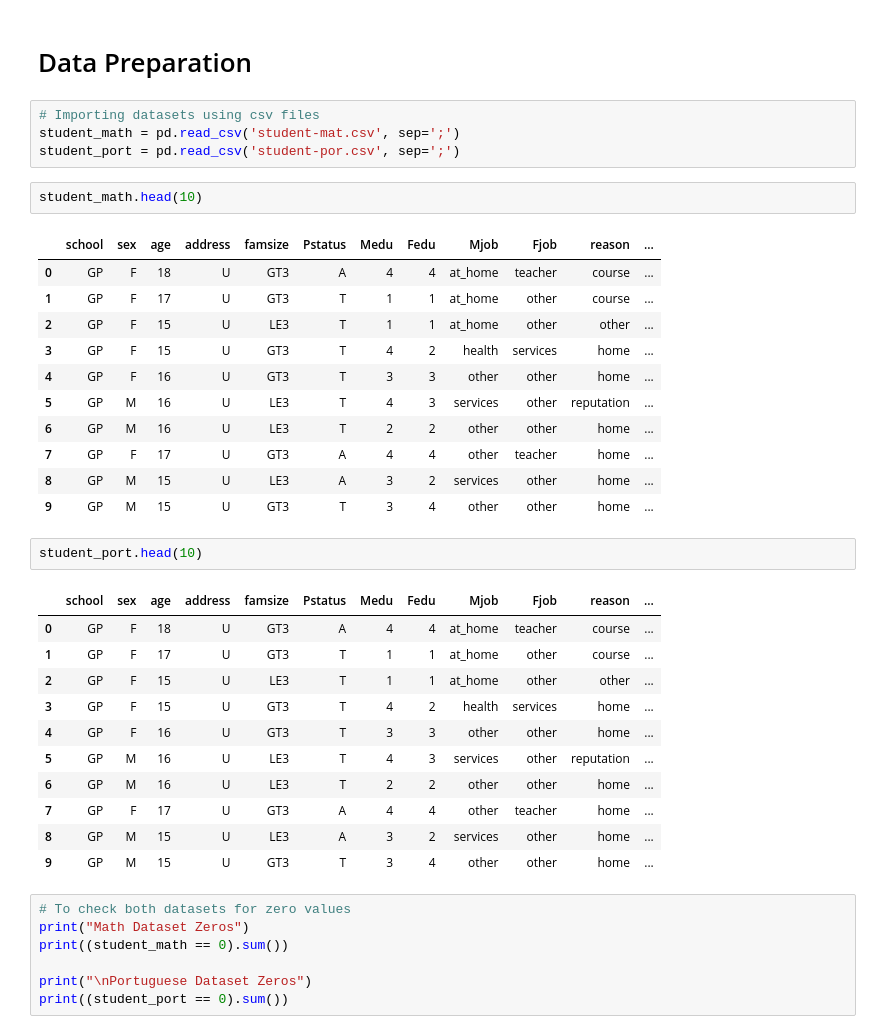
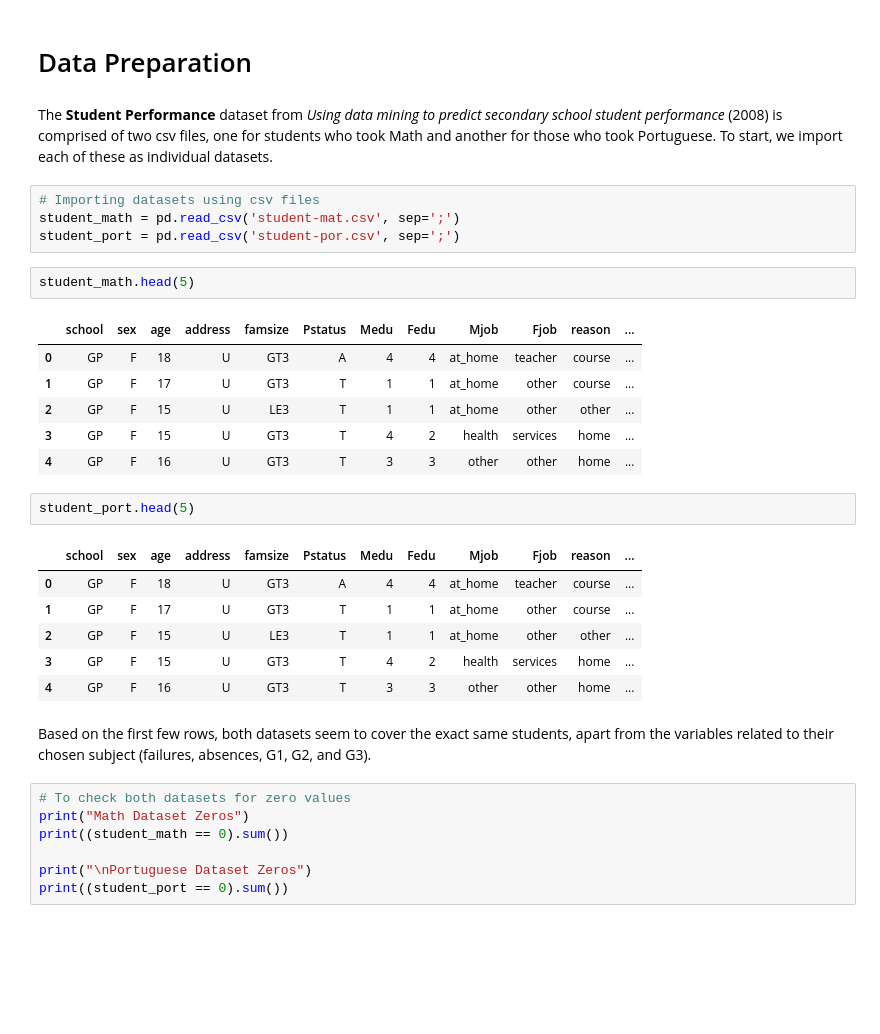
Before and after one commit to Sky282128/LearningModels, a Jupyter notebook: MCO.ipynb, the cells around one changed output. Cells and saved outputs as stored; diff of their text form; blank space fills up the shorter version.

```diff
--- a/MCO.ipynb
+++ b/MCO.ipynb
@@ -36,25 +105,22 @@ pd.set_option('display.max_columns', None)
 # %% [markdown]
 # Data Preparation
+# %% [markdown]
+The **Student Performance** dataset from _Using data mining to predict secondary school student performance_ (2008) is comprised of two csv files, one for students who took Math and another for those who took Portuguese. To start, we import each of these as individual datasets.
 # %%
 # Importing datasets using csv files
 student_math = pd.read_csv('student-mat.csv', sep=';')
 student_port = pd.read_csv('student-por.csv', sep=';')
 # %%
-student_math.head(10)
+student_math.head(5)
 # %% [output]
 |  | school | sex | age | address | famsize | Pstatus | Medu | Fedu | Mjob | Fjob | reason | ... |
 | 0 | GP | F | 18 | U | GT3 | A | 4 | 4 | at_home | teacher | course | ... |
 | 1 | GP | F | 17 | U | GT3 | T | 1 | 1 | at_home | other | course | ... |
 | 2 | GP | F | 15 | U | LE3 | T | 1 | 1 | at_home | other | other | ... |
 | 3 | GP | F | 15 | U | GT3 | T | 4 | 2 | health | services | home | ... |
 | 4 | GP | F | 16 | U | GT3 | T | 3 | 3 | other | other | home | ... |
-| 5 | GP | M | 16 | U | LE3 | T | 4 | 3 | services | other | reputation | ... |
-| 6 | GP | M | 16 | U | LE3 | T | 2 | 2 | other | other | home | ... |
-| 7 | GP | F | 17 | U | GT3 | A | 4 | 4 | other | teacher | home | ... |
-| 8 | GP | M | 15 | U | LE3 | A | 3 | 2 | services | other | home | ... |
-| 9 | GP | M | 15 | U | GT3 | T | 3 | 4 | other | other | home | ... |
 # %%
-student_port.head(10)
+student_port.head(5)
 # %% [output]
 |  | school | sex | age | address | famsize | Pstatus | Medu | Fedu | Mjob | Fjob | reason | ... |
 | 0 | GP | F | 18 | U | GT3 | A | 4 | 4 | at_home | teacher | course | ... |
@@ -62,11 +128,8 @@ student_port.head(10)
 | 2 | GP | F | 15 | U | LE3 | T | 1 | 1 | at_home | other | other | ... |
 | 3 | GP | F | 15 | U | GT3 | T | 4 | 2 | health | services | home | ... |
 | 4 | GP | F | 16 | U | GT3 | T | 3 | 3 | other | other | home | ... |
-| 5 | GP | M | 16 | U | LE3 | T | 4 | 3 | services | other | reputation | ... |
-| 6 | GP | M | 16 | U | LE3 | T | 2 | 2 | other | other | home | ... |
-| 7 | GP | F | 17 | U | GT3 | A | 4 | 4 | other | teacher | home | ... |
-| 8 | GP | M | 15 | U | LE3 | A | 3 | 2 | services | other | home | ... |
-| 9 | GP | M | 15 | U | GT3 | T | 3 | 4 | other | other | home | ... |
+# %% [markdown]
+Based on the first few rows, both datasets seem to cover the exact same students, apart from the variables related to their chosen subject (failures, absences, G1, G2, and G3).
 # %%
 # To check both datasets for zero values
 print("Math Dataset Zeros")
```
Also changed, not shown: parts of 4 cells of this notebook.
